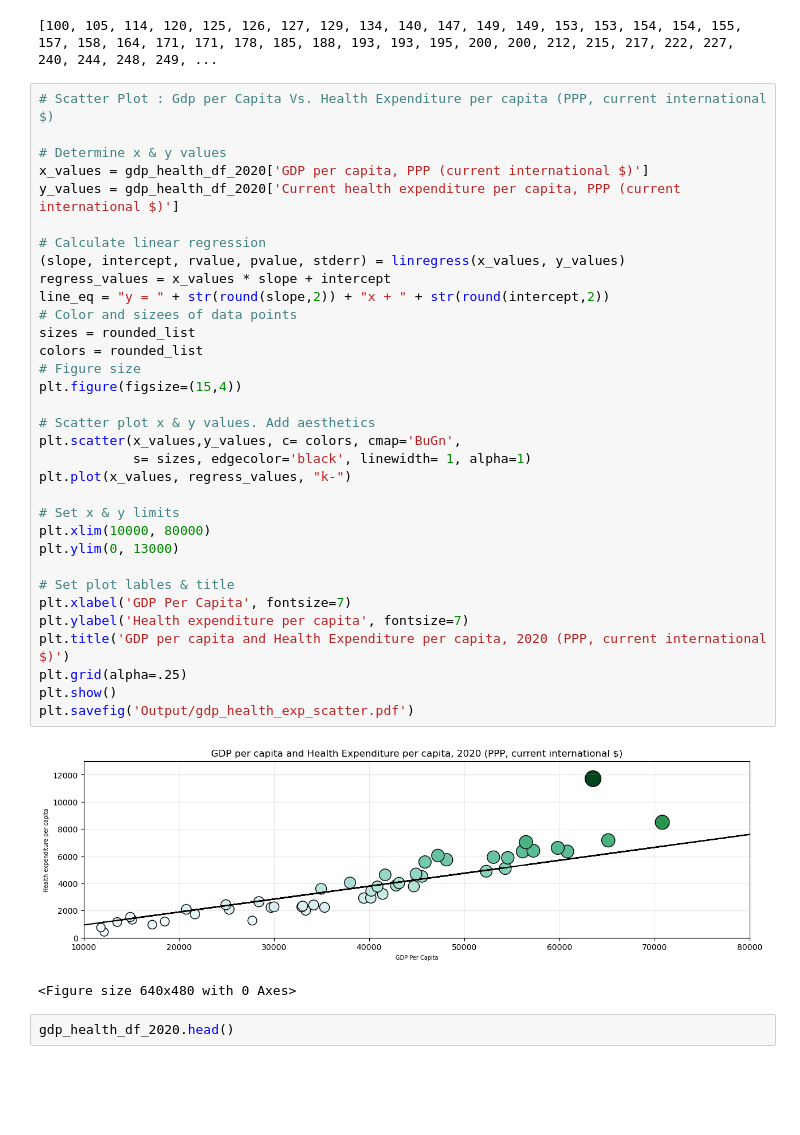
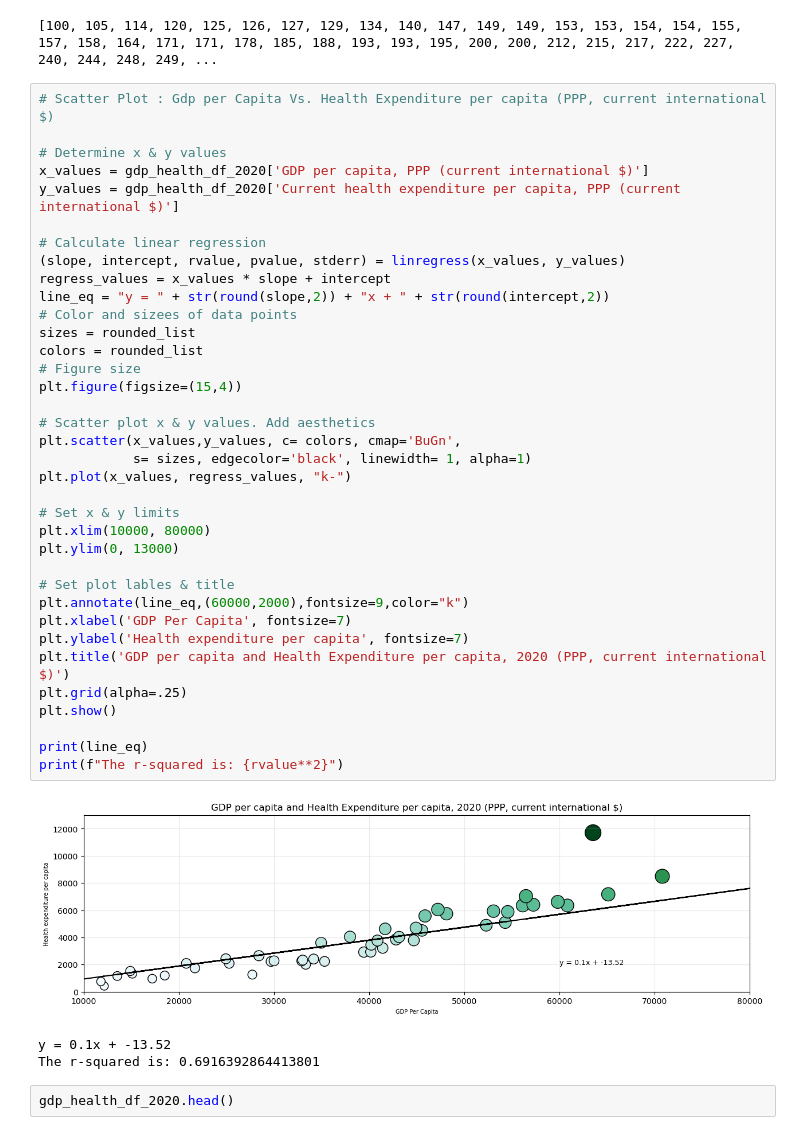
Before and after one commit to doakesbacon/Project1, a Jupyter notebook: GdpAndHealthExpenditure_scatter.ipynb, the cells around one changed output. Saved outputs shown, nothing was run; the diff lists cells and outputs as text; blank space fills up the shorter version.

Commit message:
Working Copy of Scatter

```diff
--- a/GdpAndHealthExpenditure_scatter.ipynb
+++ b/GdpAndHealthExpenditure_scatter.ipynb
@@ -122,36 +122,40 @@ print(rounded_list)
 # Determine x & y values
 x_values = gdp_health_df_2020['GDP per capita, PPP (current international $)']
 y_values = gdp_health_df_2020['Current health expenditure per capita, PPP (current international $)']
 
 # Calculate linear regression
 (slope, intercept, rvalue, pvalue, stderr) = linregress(x_values, y_values)
 regress_values = x_values * slope + intercept
 line_eq = "y = " + str(round(slope,2)) + "x + " + str(round(intercept,2))
 # Color and sizees of data points
 sizes = rounded_list
 colors = rounded_list
 # Figure size
 plt.figure(figsize=(15,4))
 
 # Scatter plot x & y values. Add aesthetics
 plt.scatter(x_values,y_values, c= colors, cmap='BuGn',
             s= sizes, edgecolor='black', linewidth= 1, alpha=1)
 plt.plot(x_values, regress_values, "k-")
 
 # Set x & y limits
 plt.xlim(10000, 80000)
 plt.ylim(0, 13000)
 
 # Set plot lables & title
+plt.annotate(line_eq,(60000,2000),fontsize=9,color="k")
 plt.xlabel('GDP Per Capita', fontsize=7)
 plt.ylabel('Health expenditure per capita', fontsize=7)
 plt.title('GDP per capita and Health Expenditure per capita, 2020 (PPP, current international $)')
 plt.grid(alpha=.25)
 plt.show()
-plt.savefig('Output/gdp_health_exp_scatter.pdf')
+
+print(line_eq)
+print(f"The r-squared is: {rvalue**2}")
 # %% [output]
-[figure, old version]
+[figure, new version]
-<Figure size 640x480 with 0 Axes>
+y = 0.1x + -13.52
+The r-squared is: 0.6916392864413801
 # %%
 gdp_health_df_2020.head()
 # %% [output]
```
Also changed, not shown: 1 other file.
